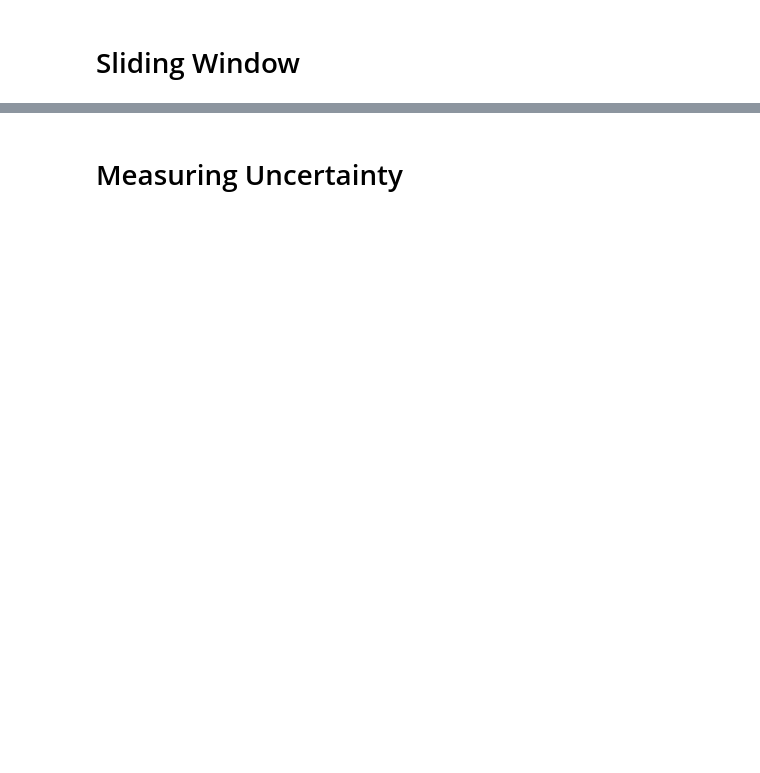
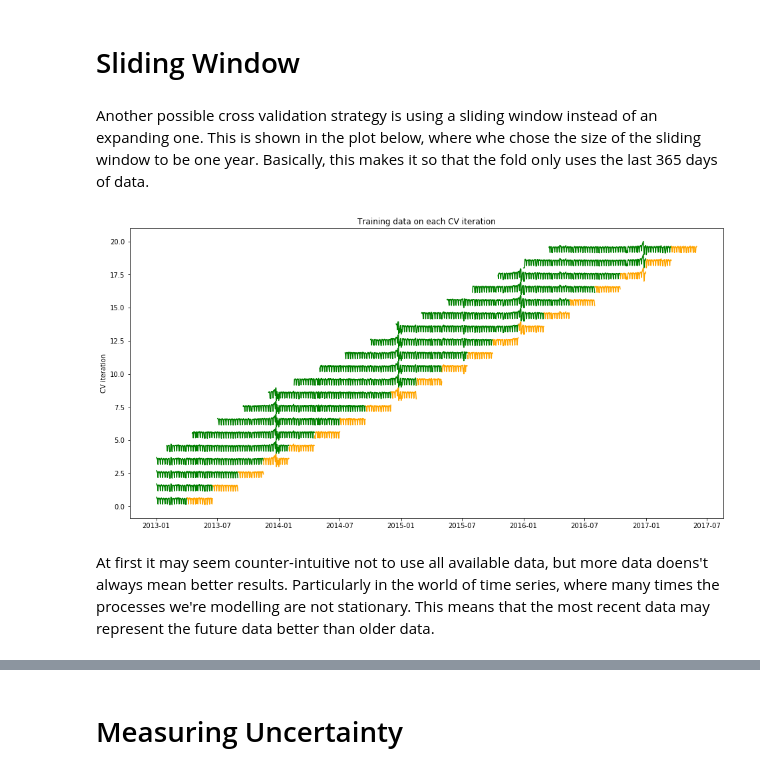
Before and after one commit to LDSSA/batch3-students, a Jupyter notebook: S03 - Time Series/BLU06 - Machine Learning for Time Series/BLU06 - Learning Notebook - Part 3 of 3 - Time Series Cross Validation and Uncertainty.ipynb, the cells around one changed output, grey strips where cells are left out. Saved outputs shown, nothing was run; the diff lists cells and outputs as text; code cells hidden in the pictures; blank space fills up the shorter version.

```diff
--- a/S03 - Time Series/BLU06 - Machine Learning for Time Series/BLU06 - Learning Notebook - Part 3 of 3 - Time Series Cross Validation and Uncertainty.ipynb
+++ b/S03 - Time Series/BLU06 - Machine Learning for Time Series/BLU06 - Learning Notebook - Part 3 of 3 - Time Series Cross Validation and Uncertainty.ipynb
@@ -212,14 +243,12 @@ plt.show()
 X = store_train
 
 # Iterate through CV splits
-n_splits = 25
+n_splits = 20
 cv = TimeSeriesSplit(n_splits=n_splits)
 
-# Create empty array to collect coefficients
-#coefficients = np.zeros([n_splits, X.shape[1]])
 idx_lst = []
 values_lst = []
-#switch = 0
+
 for ii, (tr, tt) in tqdm(enumerate(cv.split(X))):
     # Fit the model on training data and collect the coefficients
     train = X[tr]
@@ -228,7 +257,7 @@ for ii, (tr, tt) in tqdm(enumerate(cv.split(X))):
     error_lst = []
     predictions = predict_n_periods(series_=train,
                     n_periods=len(test),
-                    model=GradientBoostingRegressor(),
+                    model=GradientBoostingRegressor(n_estimators=20, learning_rate=0.5),
                     num_periods_lagged=2,
                     num_periods_diffed=0,
                     weekday=True,
@@ -242,20 +284,27 @@ pd.Series(values_lst, index=idx_lst).plot()
 # %% [markdown]
 # Sliding Window
+# %% [markdown]
+Another possible cross validation strategy is using a sliding window instead of an expanding one. This is shown in the plot below, where whe chose the size of the sliding window to be one year. Basically, this makes it so that the fold only uses the last 365 days of data.
 # %%
 # Import TimeSeriesSplit
 from sklearn.model_selection import TimeSeriesSplit
 
 # Create time-series cross-validation object
-cv = TimeSeriesSplit(n_splits=25, max_train_size=365)
+cv = TimeSeriesSplit(n_splits=20, max_train_size=365)
 
 # Iterate through CV splits
 fig, ax = plt.subplots()
 for ii, (tr, tt) in enumerate(cv.split(store_train/store_train.max())):
     # Plot the training data on each iteration, to see the behavior of the CV
-    ax.plot(tr, ii + store_train[tr]/store_train.max())
+    ax.plot(store_train.index[tr], ii + store_train[tr]/store_train.max(), color='green')
+    ax.plot(store_train.index[tt], ii + store_train[tt]/store_train.max(), color='orange')
 
 ax.set(title='Training data on each CV iteration', ylabel='CV iteration')
 plt.show()
+# %% [output]
+[figure, added]
+# %% [markdown]
+At first it may seem counter-intuitive not to use all available data, but more data doens't always mean better results. Particularly in the world of time series, where many times the processes we're modelling are not stationary. This means that the most recent data may represent the future data better than older data.
 # %%
 X = store_train
 
```
Also changed, not shown: parts of 31 cells of this notebook, 2 other files.
